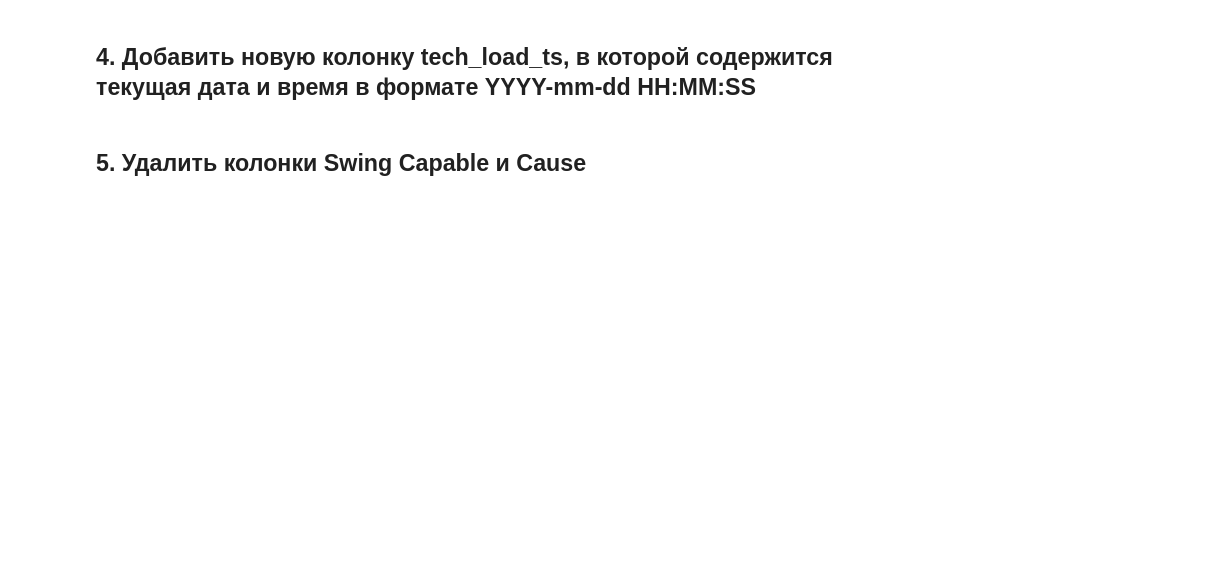
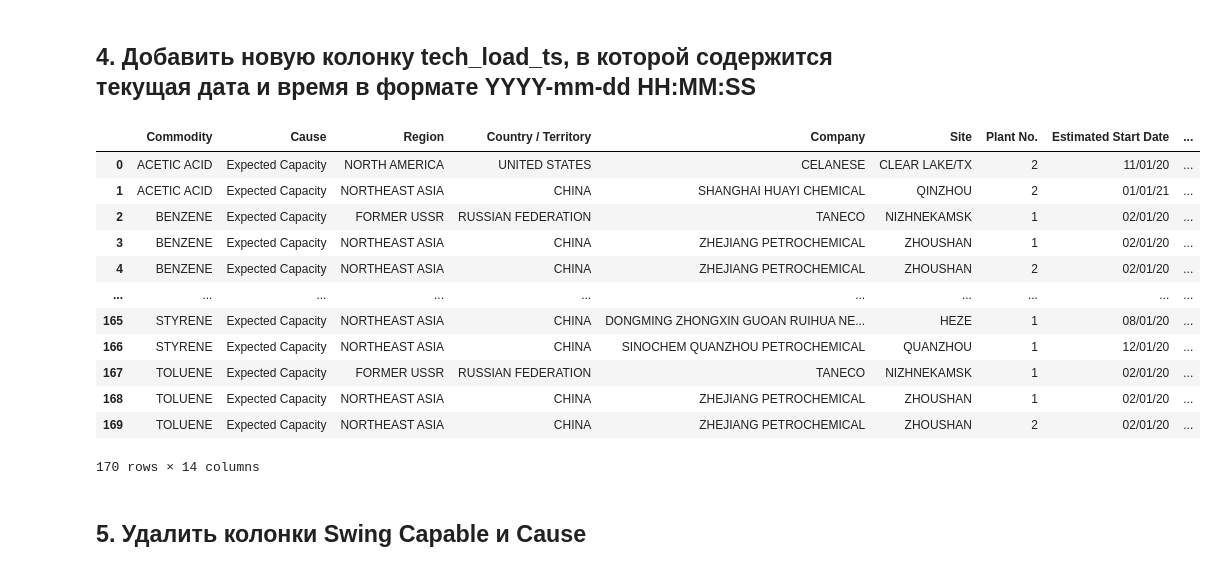
Before and after one commit to ducktective/Glob, a Jupyter notebook: ex4/ex4.ipynb, the cells around one changed output. Saved outputs shown, nothing was run; the diff lists cells and outputs as text; code cells hidden in the pictures; blank space fills up the shorter version.

```diff
--- a/ex4/ex4.ipynb
+++ b/ex4/ex4.ipynb
@@ -81,3 +50,8 @@ See the caveats in the documentation: https://pandas.pydata.org/pandas-docs/stab
+# %%
+for i in range(df.shape[0]):
+    for key, value in mon_dict.items():
+        if df['DATE_RU'][i] == key:
+            df.loc[i,'DATE_RU'] = value
 # %%
 for i in range(df.shape[0]):
     #временная строка, чтобы удобней было работать
@@ -155,3 +133,22 @@ df
+# %%
+curr_time = datetime.now()
+#time_curr = a - timedelta(microseconds=a.microseconds)
+df['tech_load_ts'] = curr_time.strftime("%Y-%m-%d %H:%M:%S")
+df
+# %% [output]
+|  | Commodity | Cause | Region | Country / Territory | Company | Site | Plant No. | Estimated Start Date | ... |
+| 0 | ACETIC ACID | Expected Capacity | NORTH AMERICA | UNITED STATES | CELANESE | CLEAR LAKE/TX | 2 | 11/01/20 | ... |
+| 1 | ACETIC ACID | Expected Capacity | NORTHEAST ASIA | CHINA | SHANGHAI HUAYI CHEMICAL | QINZHOU | 2 | 01/01/21 | ... |
+| 2 | BENZENE | Expected Capacity | FORMER USSR | RUSSIAN FEDERATION | TANECO | NIZHNEKAMSK | 1 | 02/01/20 | ... |
+| 3 | BENZENE | Expected Capacity | NORTHEAST ASIA | CHINA | ZHEJIANG PETROCHEMICAL | ZHOUSHAN | 1 | 02/01/20 | ... |
+| 4 | BENZENE | Expected Capacity | NORTHEAST ASIA | CHINA | ZHEJIANG PETROCHEMICAL | ZHOUSHAN | 2 | 02/01/20 | ... |
+| ... | ... | ... | ... | ... | ... | ... | ... | ... | ... |
+| 165 | STYRENE | Expected Capacity | NORTHEAST ASIA | CHINA | DONGMING ZHONGXIN GUOAN RUIHUA NE... | HEZE | 1 | 08/01/20 | ... |
+| 166 | STYRENE | Expected Capacity | NORTHEAST ASIA | CHINA | SINOCHEM QUANZHOU PETROCHEMICAL | QUANZHOU | 1 | 12/01/20 | ... |
+| 167 | TOLUENE | Expected Capacity | FORMER USSR | RUSSIAN FEDERATION | TANECO | NIZHNEKAMSK | 1 | 02/01/20 | ... |
+| 168 | TOLUENE | Expected Capacity | NORTHEAST ASIA | CHINA | ZHEJIANG PETROCHEMICAL | ZHOUSHAN | 1 | 02/01/20 | ... |
+| 169 | TOLUENE | Expected Capacity | NORTHEAST ASIA | CHINA | ZHEJIANG PETROCHEMICAL | ZHOUSHAN | 2 | 02/01/20 | ... |
+170 rows × 14 columns
 # %% [markdown]
 ## 5. Удалить колонки Swing Capable и Cause
 # %%
```
Also changed, not shown: parts of 9 cells of this notebook, 2 other files.
